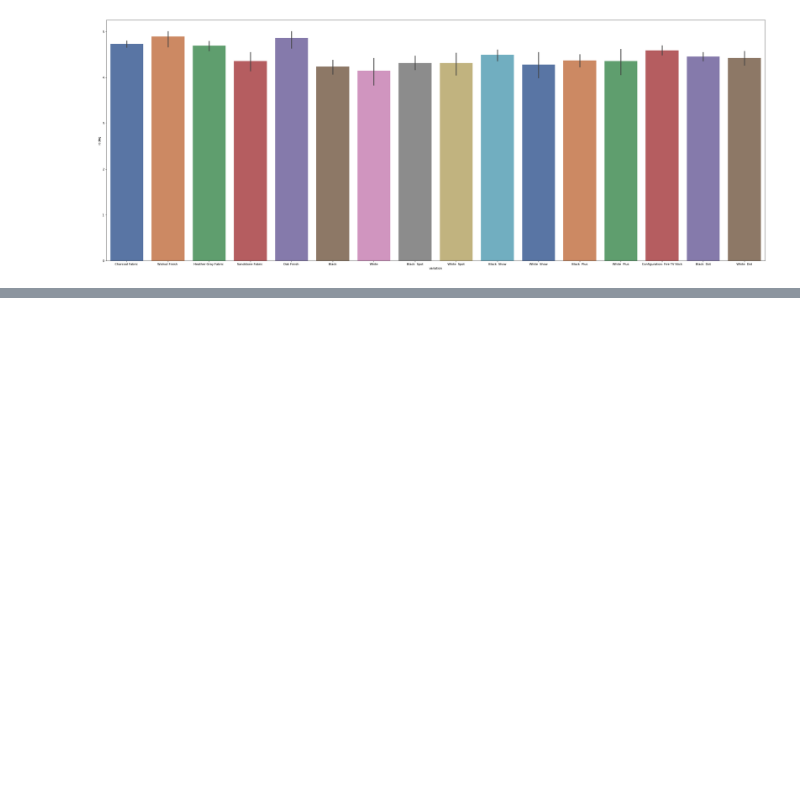
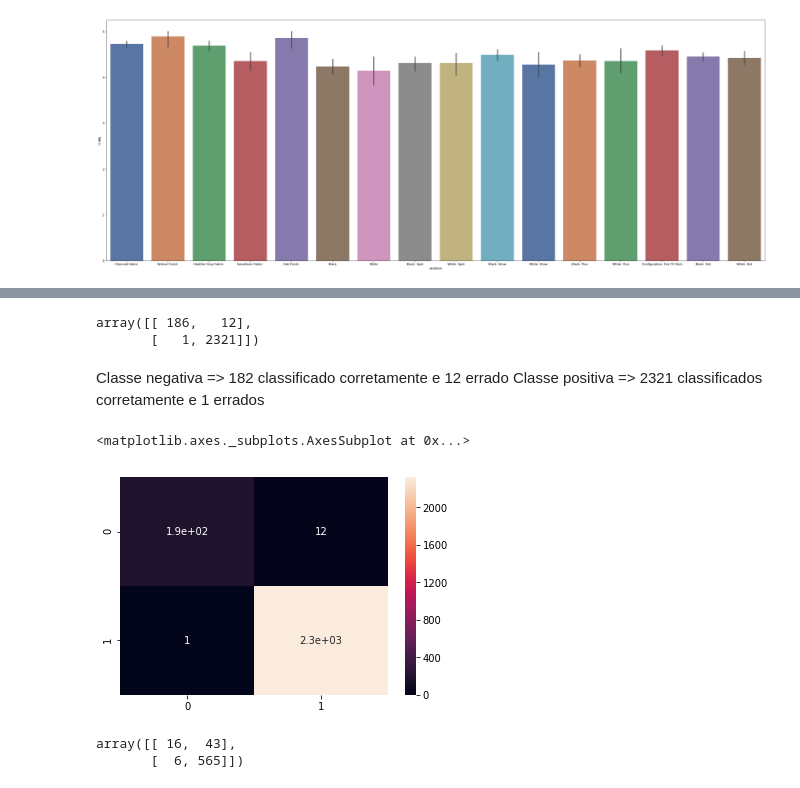
Before and after one commit to miguelzeph/Data_Science_Base, a Jupyter notebook: 11_Deep_Learning_TensorFlow/03_NN_Classificacao/01_amazon/Program.ipynb, the cells around one changed output, grey strips where cells are left out. Saved outputs shown, nothing was run; the diff lists cells and outputs as text; code cells hidden in the pictures; blank space fills up the shorter version.

```diff
--- a/11_Deep_Learning_TensorFlow/03_NN_Classificacao/01_amazon/Program.ipynb
+++ b/11_Deep_Learning_TensorFlow/03_NN_Classificacao/01_amazon/Program.ipynb
@@ -115,0 +329,7 @@ sns.barplot(x='variation', y = 'rating',
+# %%
+history = classifier.fit(
+    X_train,
+    y_train,
+    epochs= 20,
+    validation_split= 0.1,# Ele irá pegar 20% dos dados da base de treinamento e fazer uma validação
+)
@@ -115,0 +358,4 @@ sns.barplot(x='variation', y = 'rating',
+# %%
+#Estamos no treinamento ainda
+y_pred_train = classifier.predict(X_train)
+y_pred_train
@@ -115,0 +370,21 @@ sns.barplot(x='variation', y = 'rating',
+# %%
+y_pred_train = (y_pred_train > 0.5) # maior que 0.5 True, menor False
+y_pred_train
+
+y_train_vf = (y_train > 0.5)
+
+#Transformei tudo em verdadeiro Falso
+# %%
+cm = confusion_matrix(y_train_vf,y_pred_train)
+cm
+# %% [output]
+array([[ 186,   12],
+       [   1, 2321]])
+# %% [markdown]
+Classe negativa => 182 classificado corretamente e 12 errado
+Classe positiva => 2321 classificados corretamente e 1 errados
+# %%
+sns.heatmap(cm,annot = True)
+# %% [output]
+<matplotlib.axes._subplots.AxesSubplot at 0x...>
+[figure, added]
@@ -115,0 +393,13 @@ sns.barplot(x='variation', y = 'rating',
+# %%
+y_pred_test = classifier.predict(X_test)
+
+y_pred_test = (y_pred_test > 0.5)
+y_pred_test
+
+y_test_vf = (y_test > 0.5)
+
+cm = confusion_matrix(y_test_vf,y_pred_test)
+cm
+# %% [output]
+array([[ 16,  43],
+       [  6, 565]])
```
Also changed, not shown: parts of 49 cells of this notebook.
